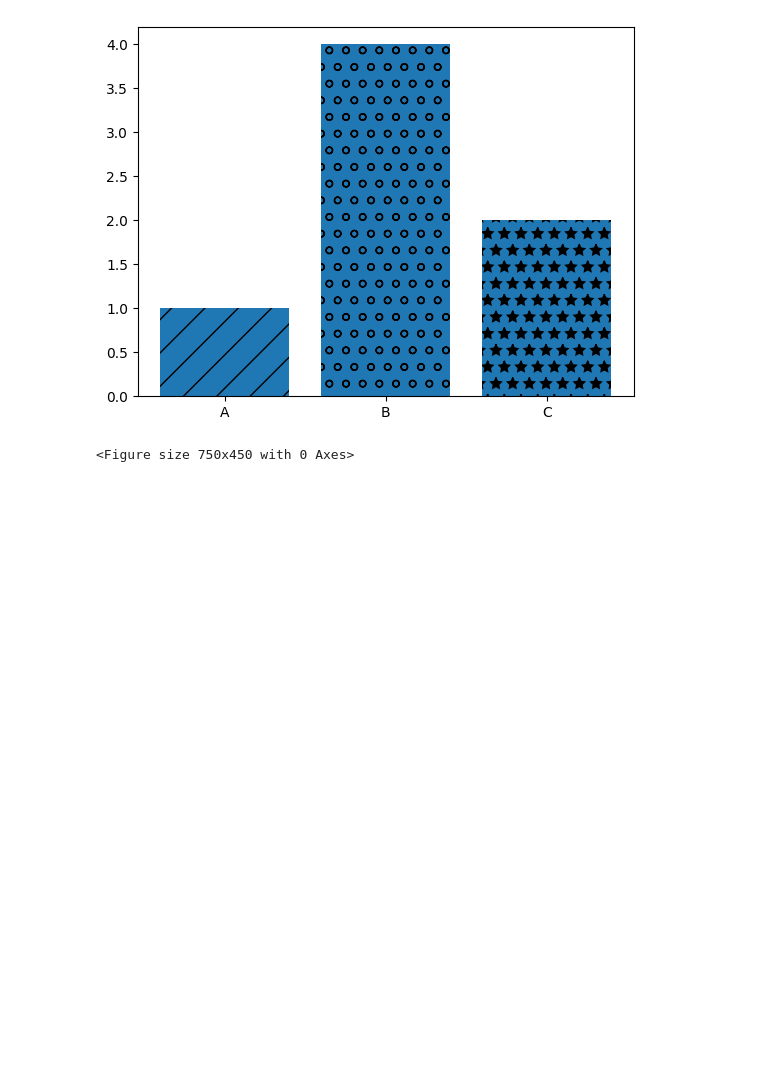
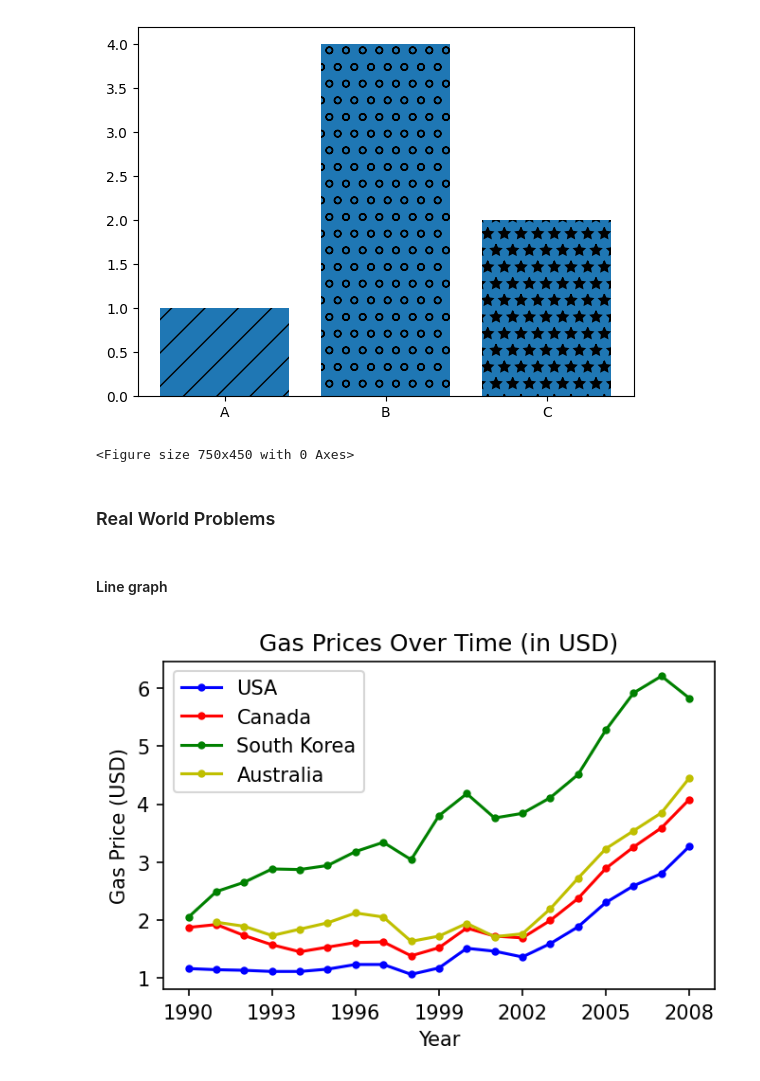
Before and after one commit to J3SSY-ANDU/Food-Delivery-Data-Analysis, a Jupyter notebook: notebooks/matplotlib_tutorial.ipynb, the cells around one changed output. Saved outputs shown, nothing was run; the diff lists cells and outputs as text; code cells hidden in the pictures; blank space fills up the shorter version.

Commit message:
matplotlib tutorial real problems line graph

```diff
--- a/notebooks/matplotlib_tutorial.ipynb
+++ b/notebooks/matplotlib_tutorial.ipynb
@@ -77,3 +81,28 @@ plt.show() # we can show the graph if we want to get rid of the default text
 # %% [output]
 [figure]
 <Figure size 750x450 with 0 Axes>
+# %% [markdown]
+### Real World Problems
+# %% [markdown]
+#### Line graph
+# %%
+gas = pd.read_csv('../data/test/gas_prices.csv') # read the CSV file
+
+plt.figure(figsize=(5,3), dpi=150) # resize the graph
+
+plt.title('Gas Prices Over Time (in USD)') # add a title
+
+plt.plot(gas.Year, gas.USA, 'b.-', label='USA') # plot the USA gas prices
+plt.plot(gas.Year, gas.Canada, 'r.-', label='Canada') # plot the Canada gas prices
+plt.plot(gas.Year, gas['South Korea'], 'g.-', label='South Korea') # plot the South Korea gas prices
+plt.plot(gas.Year, gas.Australia, 'y.-', label='Australia') # plot the Australia gas prices
+
+plt.xticks(gas.Year[::3]) # change x-axis ticks to show every 3rd year
+
+plt.xlabel('Year') # add x-axis label
+plt.ylabel('Gas Price (USD)') # add y-axis label
+
+plt.legend() # add a legend
+plt.show() # show the graph
+# %% [output]
+[figure, added]
```
Also changed, not shown: parts of 1 cell of this notebook.
